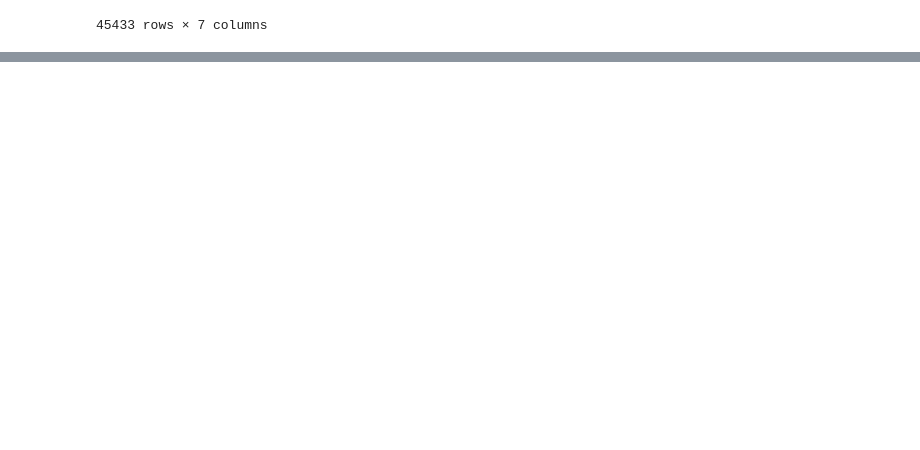
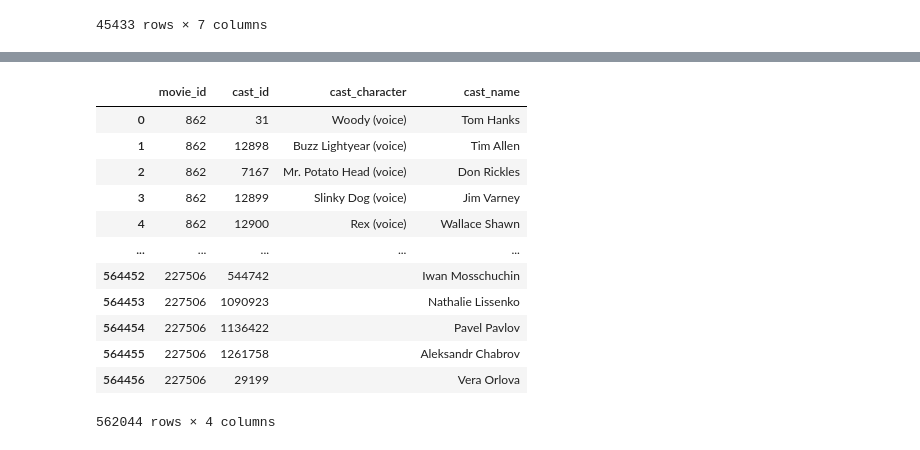
Before and after one commit to da0ran9e/Movie-Database, a Jupyter notebook: DataProcessing.ipynb, the cells around one changed output, grey strips where cells are left out. Drawn from its saved outputs; the diff is of its cells as text; code cells hidden in the pictures; blank space fills up the shorter version.

```diff
--- a/DataProcessing.ipynb
+++ b/DataProcessing.ipynb
@@ -201,0 +384,20 @@ movie_retest.sort_values(by='len')
+# %%
+crewdf = crewdf[crewdf['cast.id'].notna()]
+crewdf = crewdf[['id', 'cast.id', 'cast.character', 'cast.name']]
+crewdf.columns = ['movie_id', 'cast_id', 'cast_character', 'cast_name']
+crewdf['cast_id'] = crewdf['cast_id'].astype(int)
+crewdf
+# %% [output]
+|  | movie_id | cast_id | cast_character | cast_name |
+| 0 | 862 | 31 | Woody (voice) | Tom Hanks |
+| 1 | 862 | 12898 | Buzz Lightyear (voice) | Tim Allen |
+| 2 | 862 | 7167 | Mr. Potato Head (voice) | Don Rickles |
+| 3 | 862 | 12899 | Slinky Dog (voice) | Jim Varney |
+| 4 | 862 | 12900 | Rex (voice) | Wallace Shawn |
+| ... | ... | ... | ... | ... |
+| 564452 | 227506 | 544742 |  | Iwan Mosschuchin |
+| 564453 | 227506 | 1090923 |  | Nathalie Lissenko |
+| 564454 | 227506 | 1136422 |  | Pavel Pavlov |
+| 564455 | 227506 | 1261758 |  | Aleksandr Chabrov |
+| 564456 | 227506 | 29199 |  | Vera Orlova |
+562044 rows × 4 columns
```
Also changed, not shown: parts of 28 cells of this notebook, 1 other file.
